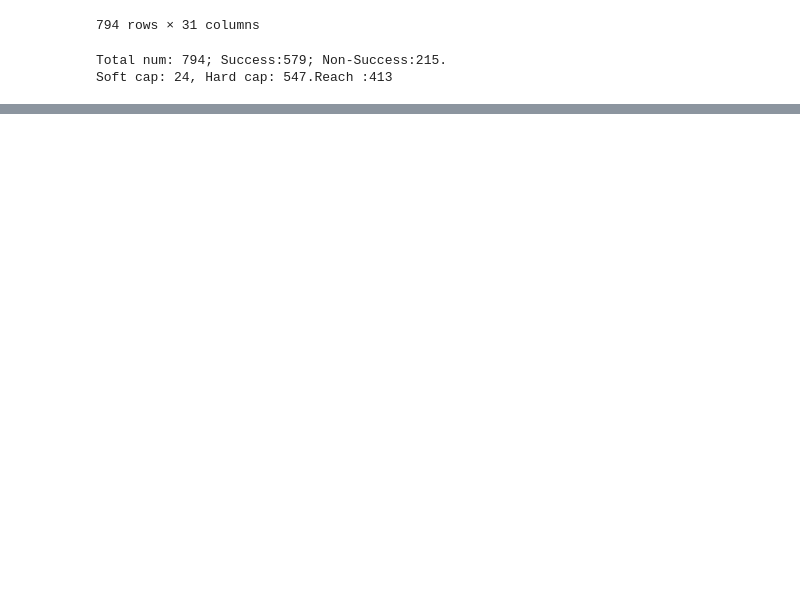
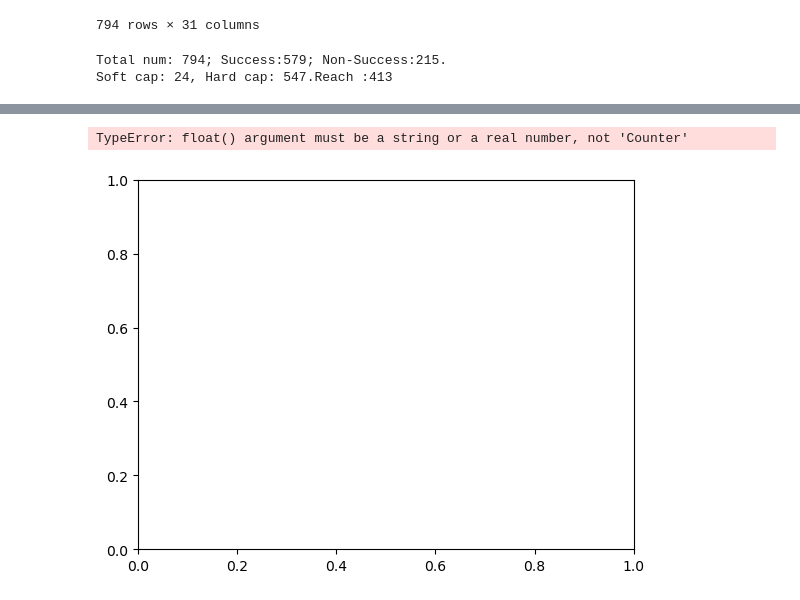
Before and after one commit to MaggieGeGe/ThesisCode, a Jupyter notebook: Code/venture.ipynb, the cells around one changed output, grey strips where cells are left out. Drawn from its saved outputs; the diff is of its cells as text; code cells hidden in the pictures; blank space fills up the shorter version.

```diff
--- a/Code/venture.ipynb
+++ b/Code/venture.ipynb
@@ -82,0 +142,14 @@ Index(['Unnamed: 0', 'Project', 'Abbr', 'Link', 'Sale Price', 'ROI',
+# %%
+import ast
+def github_find(txt):
+     if txt[0]=='{':
+          link_dict = ast.literal_eval(txt)
+          #print(link_dict)
+          github = link_dict.get('GitHub')
+     else:
+          for t in ast.literal_eval(txt):
+               if 'github'in t:
+                    github = t
+               else:
+                    github = None
+     return github
@@ -82,0 +233,7 @@ Index(['Unnamed: 0', 'Project', 'Abbr', 'Link', 'Sale Price', 'ROI',
+# %%
+year_list = [day.year for day in df_venture['ICO Start'].tolist()]
+Counter(year_list)
+plt.plot(Counter(year_list))
+# %% [output]
+TypeError: float() argument must be a string or a real number, not 'Counter'
+[figure, added]
```
Also changed, not shown: parts of 7 cells of this notebook, 1 other file.
